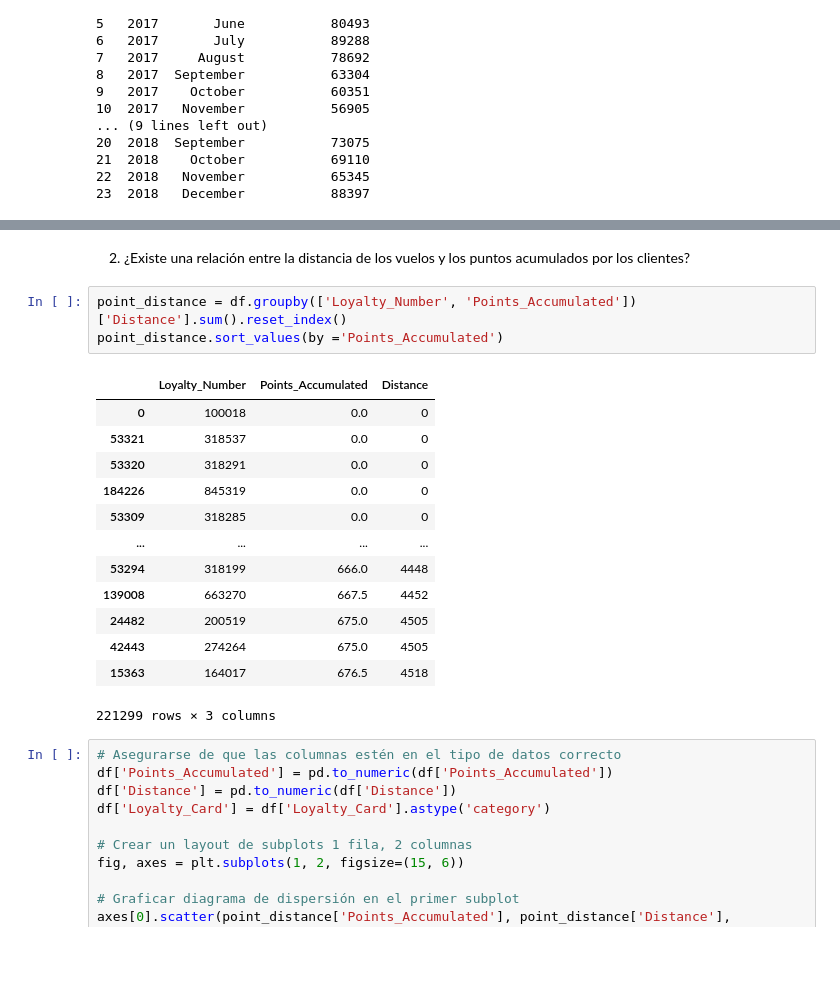
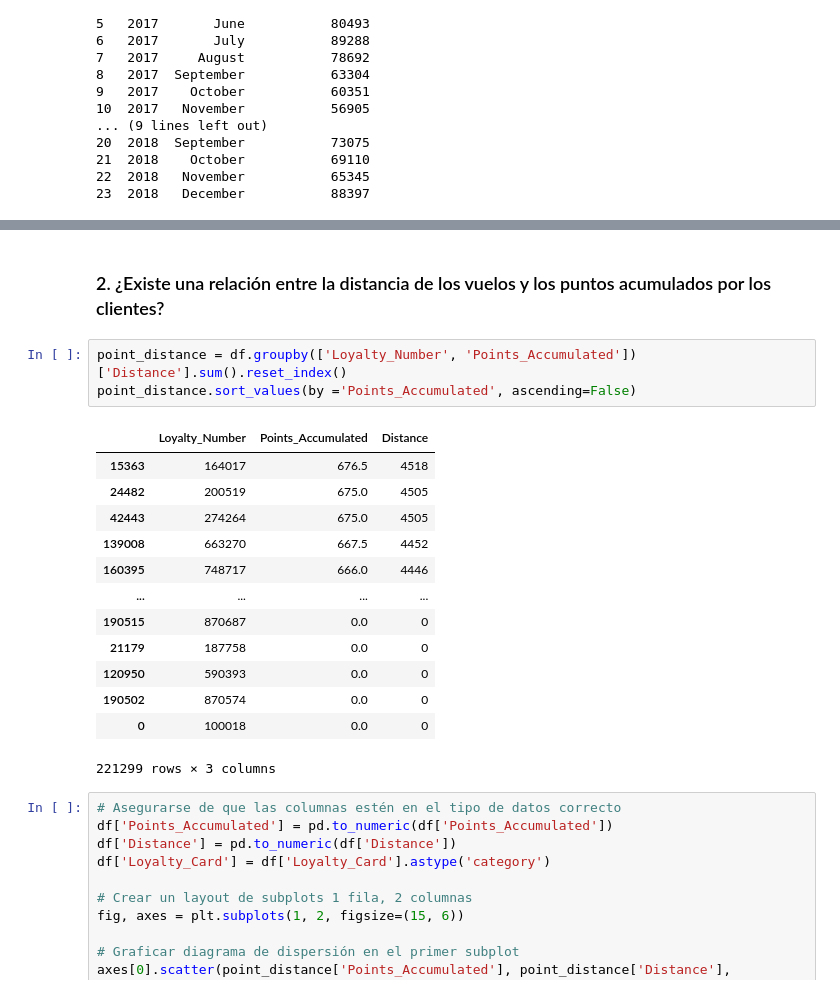
Before and after one commit to Adalab/bda-modulo-3-evaluacion-final-Monikvb, a Jupyter notebook: Visualizaciones.ipynb, the cells around one changed output, grey strips where cells are left out. Cells and saved outputs as stored; diff of their text form; blank space fills up the shorter version.

```diff
--- a/Visualizaciones.ipynb
+++ b/Visualizaciones.ipynb
@@ -166,23 +188,21 @@ plt.show()
 # %% [markdown]
-
-2. ¿Existe una relación entre la distancia de los vuelos y los
-puntos acumulados por los clientes?
+### 2. ¿Existe una relación entre la distancia de los vuelos y los puntos acumulados por los clientes?
 # %%
 point_distance = df.groupby(['Loyalty_Number', 'Points_Accumulated'])['Distance'].sum().reset_index()
-point_distance.sort_values(by ='Points_Accumulated')
+point_distance.sort_values(by ='Points_Accumulated', ascending=False)
 # %% [output]
 |  | Loyalty_Number | Points_Accumulated | Distance |
-| 0 | 100018 | 0.0 | 0 |
-| 53321 | 318537 | 0.0 | 0 |
-| 53320 | 318291 | 0.0 | 0 |
-| 184226 | 845319 | 0.0 | 0 |
-| 53309 | 318285 | 0.0 | 0 |
-| ... | ... | ... | ... |
-| 53294 | 318199 | 666.0 | 4448 |
-| 139008 | 663270 | 667.5 | 4452 |
+| 15363 | 164017 | 676.5 | 4518 |
 | 24482 | 200519 | 675.0 | 4505 |
 | 42443 | 274264 | 675.0 | 4505 |
-| 15363 | 164017 | 676.5 | 4518 |
+| 139008 | 663270 | 667.5 | 4452 |
+| 160395 | 748717 | 666.0 | 4446 |
+| ... | ... | ... | ... |
+| 190515 | 870687 | 0.0 | 0 |
+| 21179 | 187758 | 0.0 | 0 |
+| 120950 | 590393 | 0.0 | 0 |
+| 190502 | 870574 | 0.0 | 0 |
+| 0 | 100018 | 0.0 | 0 |
 221299 rows × 3 columns
 # %%
 # Asegurarse de que las columnas estén en el tipo de datos correcto
```
Also changed, not shown: parts of 22 cells of this notebook, 4 other files.
